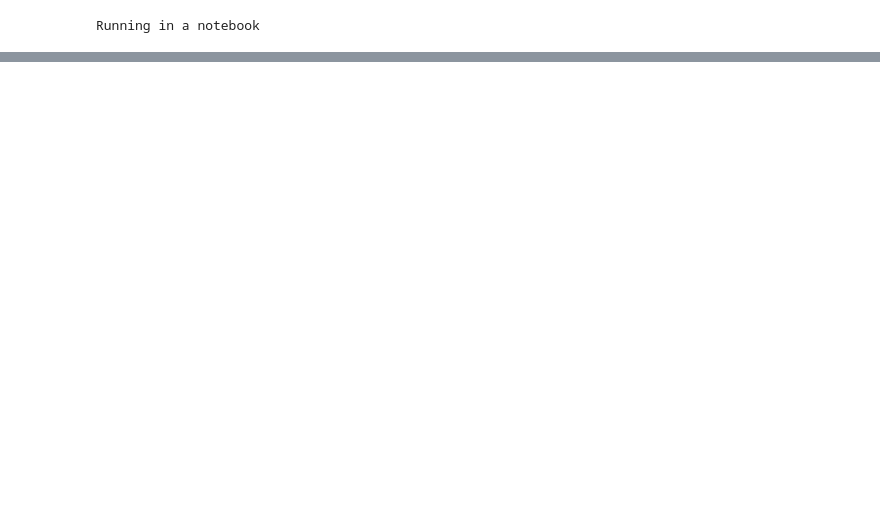
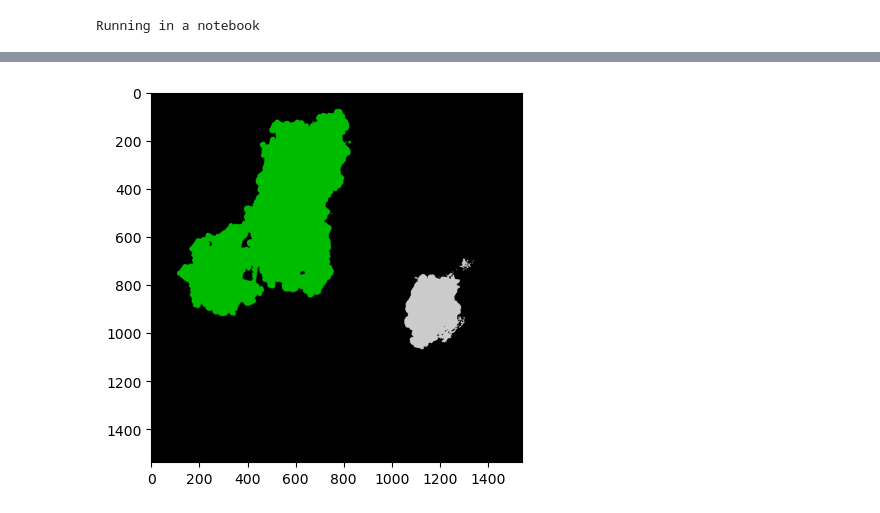
Before and after one commit to MikeLippincott/NF1_3D_organoid_profiling_pipeline, a Jupyter notebook: 2.segment_images/notebooks/1a.organoid_segmentation_derived_from_cell.ipynb, the cells around one changed output, grey strips where cells are left out. Drawn from its saved outputs; the diff is of its cells as text; code cells hidden in the pictures; blank space fills up the shorter version.

```diff
--- a/2.segment_images/notebooks/1a.organoid_segmentation_derived_from_cell.ipynb
+++ b/2.segment_images/notebooks/1a.organoid_segmentation_derived_from_cell.ipynb
@@ -114,0 +115,5 @@ print(f"""
+# %%
+if in_notebook:
+    plt.imshow(organoid_masks[organoid_masks.shape[0] // 2], cmap="nipy_spectral")
+# %% [output]
+[figure, added]
```
Also changed, not shown: parts of 2 cells of this notebook, 5 other files.
